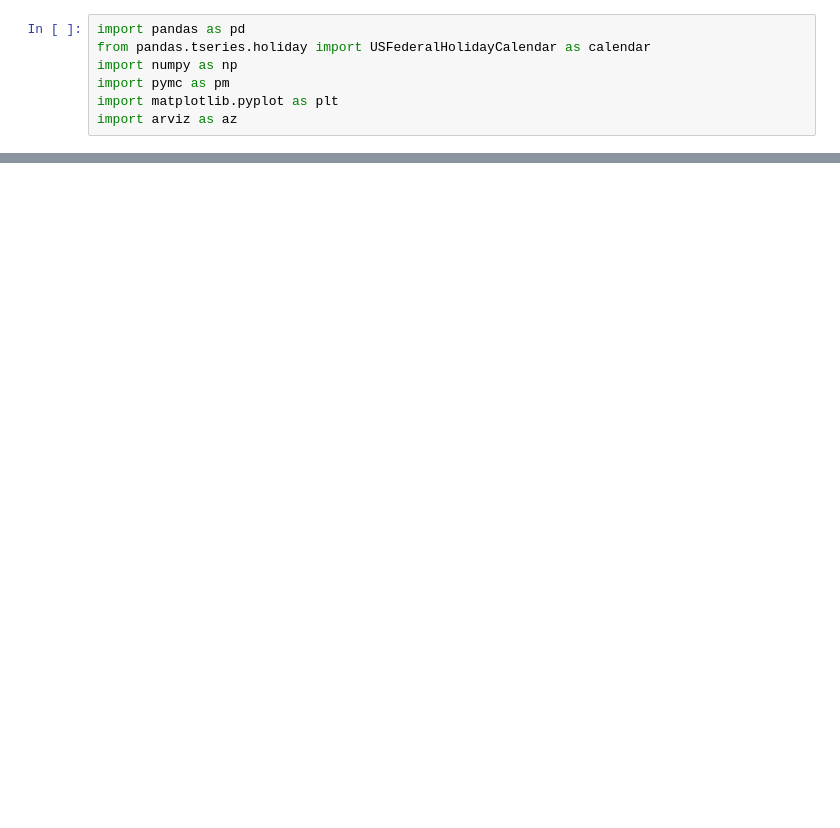
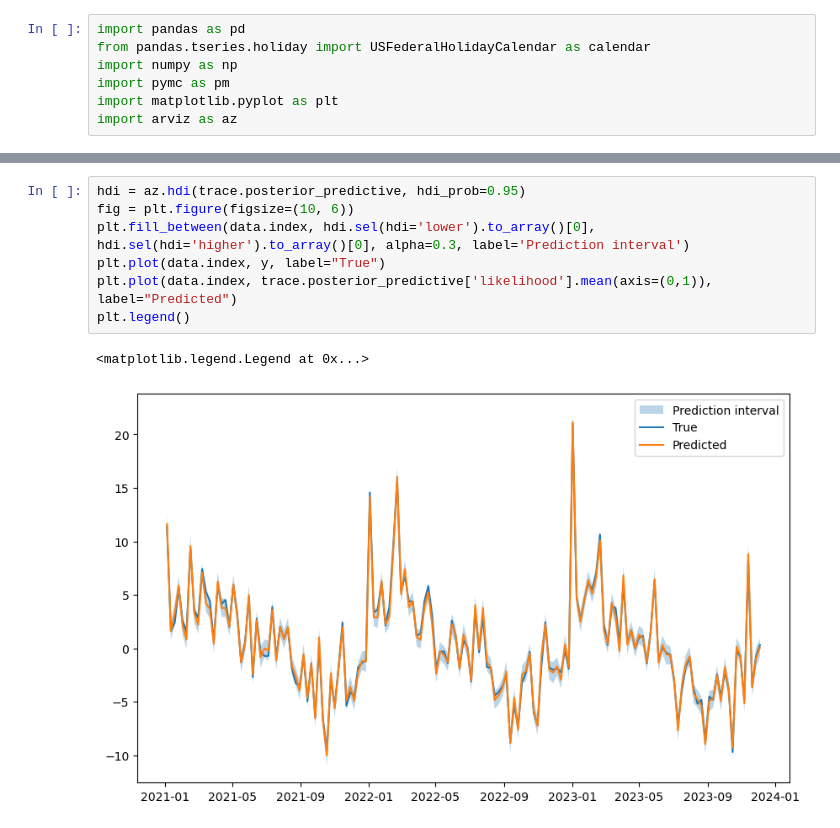
Before and after one commit to redam94/BayesInsight, a Jupyter notebook: archive/holiday_confounds.ipynb, the cells around one changed output, grey strips where cells are left out. Saved outputs shown, nothing was run; the diff lists cells and outputs as text; blank space fills up the shorter version.

```diff
--- a/archive/holiday_confounds.ipynb
+++ b/archive/holiday_confounds.ipynb
@@ -61,3 +72,13 @@ pd.DataFrame(data=betas_holiday_indirect[None, :], columns=holiday_df.columns)
+# %%
+hdi = az.hdi(trace.posterior_predictive, hdi_prob=0.95)
+fig = plt.figure(figsize=(10, 6))
+plt.fill_between(data.index, hdi.sel(hdi='lower').to_array()[0], hdi.sel(hdi='higher').to_array()[0], alpha=0.3, label='Prediction interval')
+plt.plot(data.index, y, label="True")
+plt.plot(data.index, trace.posterior_predictive['likelihood'].mean(axis=(0,1)), label="Predicted")
+plt.legend()
+# %% [output]
+<matplotlib.legend.Legend at 0x...>
+[figure, added]
 # %%
 pm.summary(trace)
 # %% [output]
```
Also changed, not shown: parts of 9 cells of this notebook.
